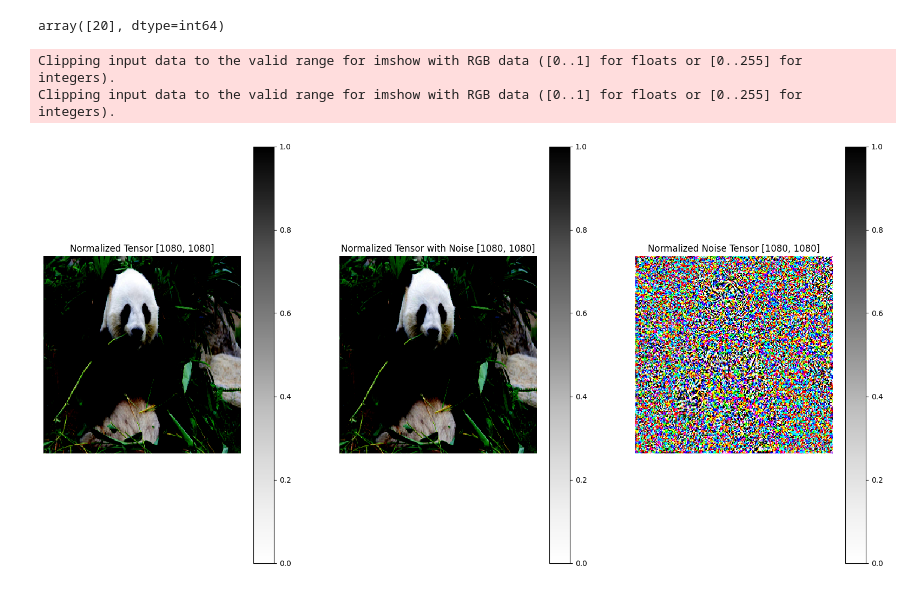
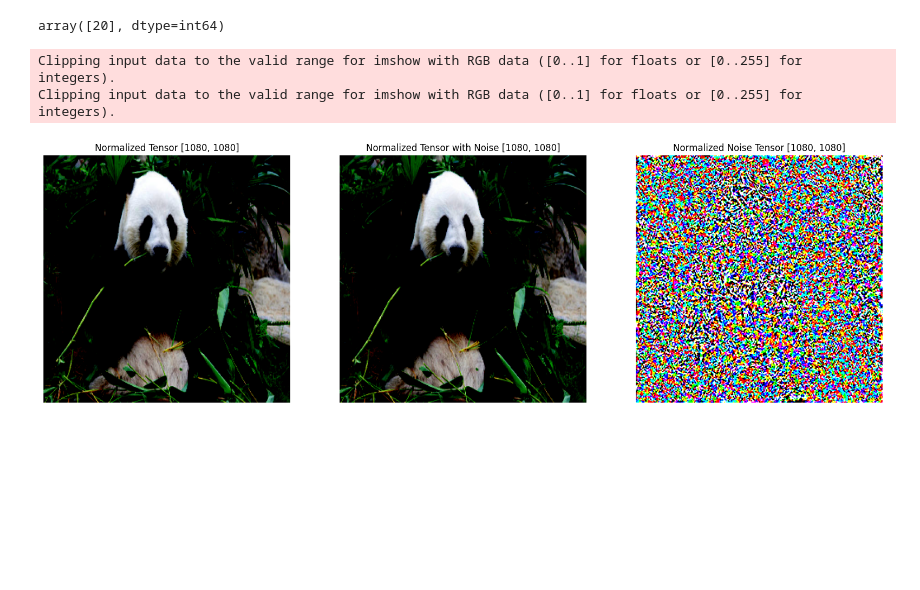
Before and after one commit to pavanreddy-ml/adversarial-lab, a Jupyter notebook: test.ipynb, the cells around one changed output. Saved outputs shown, nothing was run; the diff lists cells and outputs as text; code cells hidden in the pictures; blank space fills up the shorter version.

```diff
--- a/test.ipynb
+++ b/test.ipynb
@@ -73,25 +73,22 @@ array([20], dtype=int64)
 # %%
 fig, axes = plt.subplots(1, 3, figsize=(20, 10))
 
 im1 = axes[0].imshow(pp.preprocess(image_array)[0])
 axes[0].set_title('Normalized Tensor [1080, 1080]')
 axes[0].axis('off')
-fig.colorbar(im1, ax=axes[0])
 
 im2 = axes[1].imshow(attacker.noise_generator.apply_noise(pp.preprocess(image_array), noise)[0])
 axes[1].set_title('Normalized Tensor with Noise [1080, 1080]')
 axes[1].axis('off')
-fig.colorbar(im2, ax=axes[1])
 
 
 normalized_noise = (noise - np.min(noise)) / (np.max(noise) - np.min(noise))
 im3 = axes[2].imshow(normalized_noise[0])
 axes[2].set_title('Normalized Noise Tensor [1080, 1080]')
 axes[2].axis('off')
-fig.colorbar(im3, ax=axes[2])
 
 plt.show()
 # %% [output]
 Clipping input data to the valid range for imshow with RGB data ([0..1] for floats or [0..255] for integers).
 Clipping input data to the valid range for imshow with RGB data ([0..1] for floats or [0..255] for integers).
-[figure, old version]
+[figure, new version]
```
Also changed, not shown: parts of 1 cell of this notebook, 4 other files.
